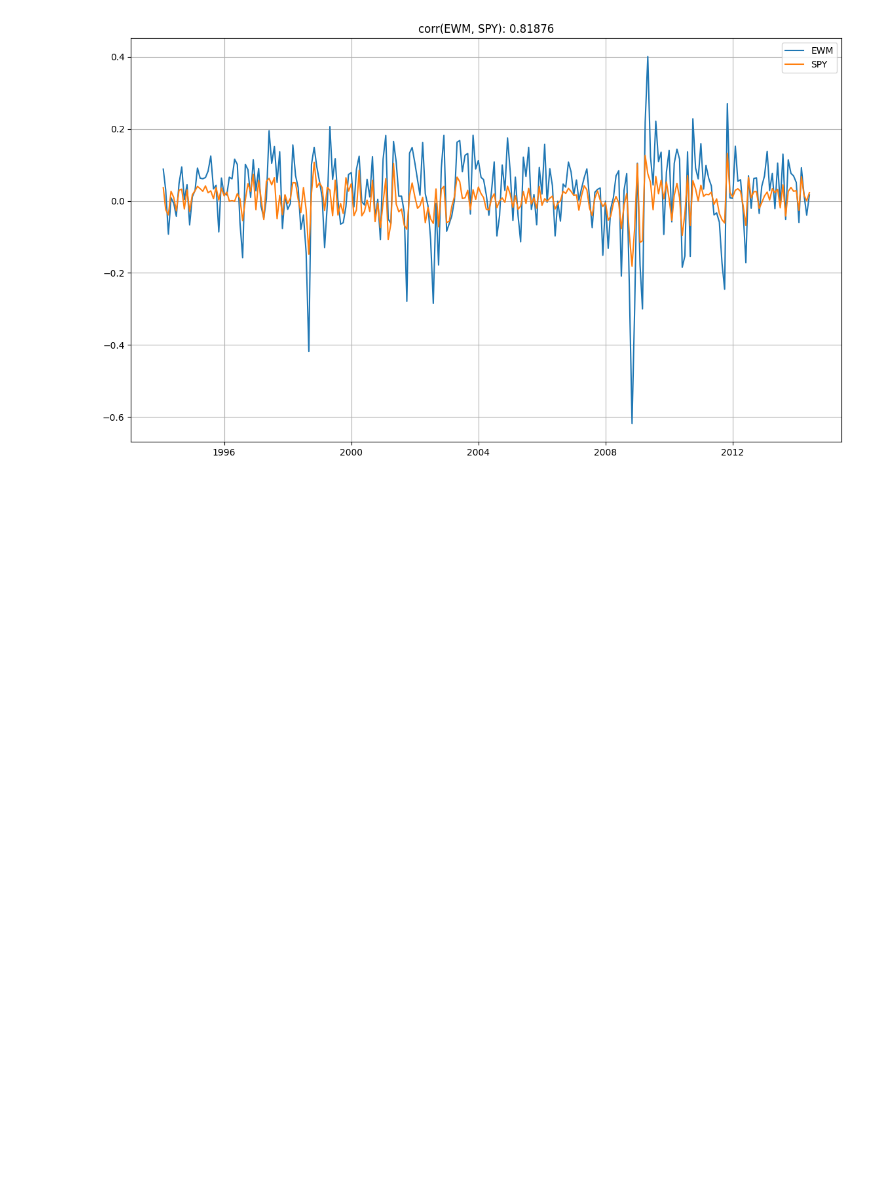
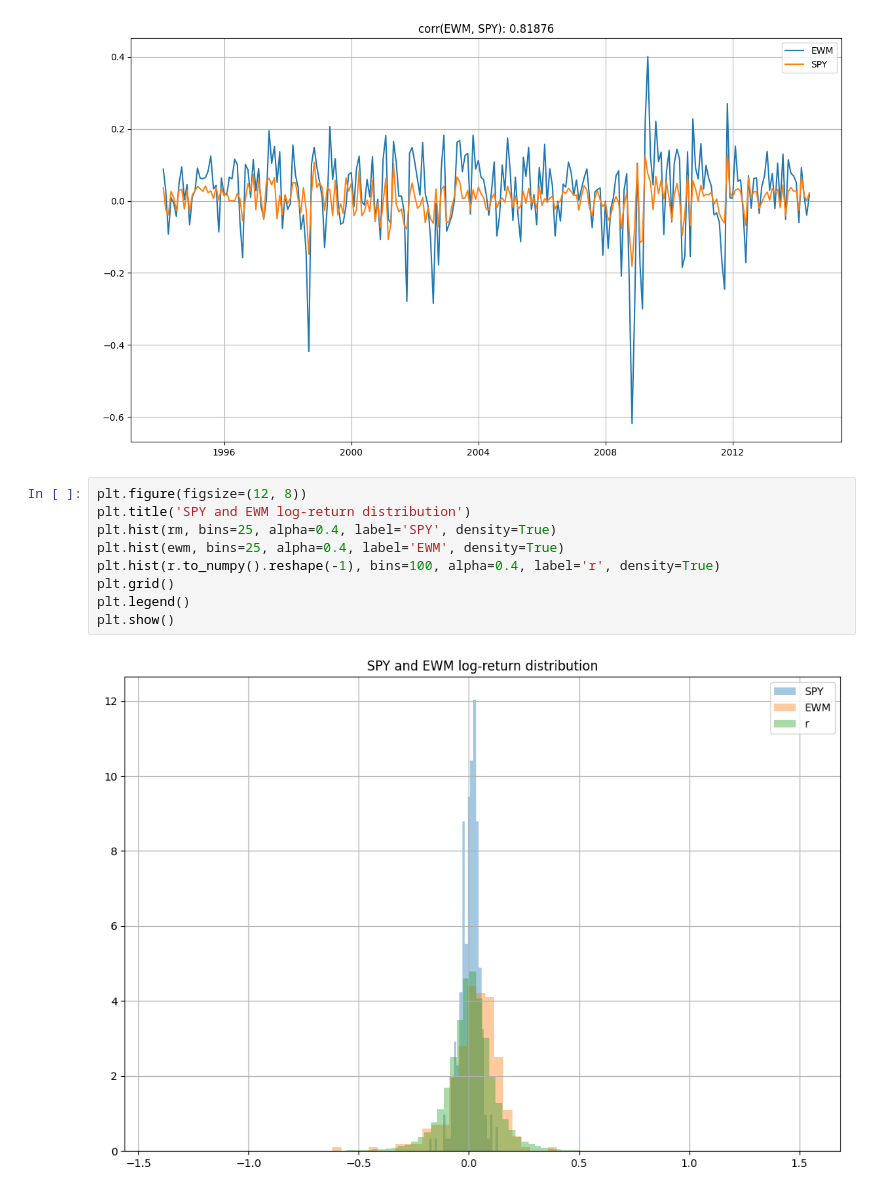
Before and after one commit to MarkoMiljkovic45/masters-thesis, a Jupyter notebook: 02-SimpleVAE_v2.ipynb, the cells around one changed output. Drawn from its saved outputs; the diff is of its cells as text; blank space fills up the shorter version.

```diff
--- a/02-SimpleVAE_v2.ipynb
+++ b/02-SimpleVAE_v2.ipynb
@@ -37,3 +40,14 @@ plt.grid()
 plt.show()
 # %% [output]
 [figure]
+# %%
+plt.figure(figsize=(12, 8))
+plt.title('SPY and EWM log-return distribution')
+plt.hist(rm, bins=25, alpha=0.4, label='SPY', density=True)
+plt.hist(ewm, bins=25, alpha=0.4, label='EWM', density=True)
+plt.hist(r.to_numpy().reshape(-1), bins=100, alpha=0.4, label='r', density=True)
+plt.grid()
+plt.legend()
+plt.show()
+# %% [output]
+[figure, added]
```
Also changed, not shown: parts of 21 cells of this notebook.
